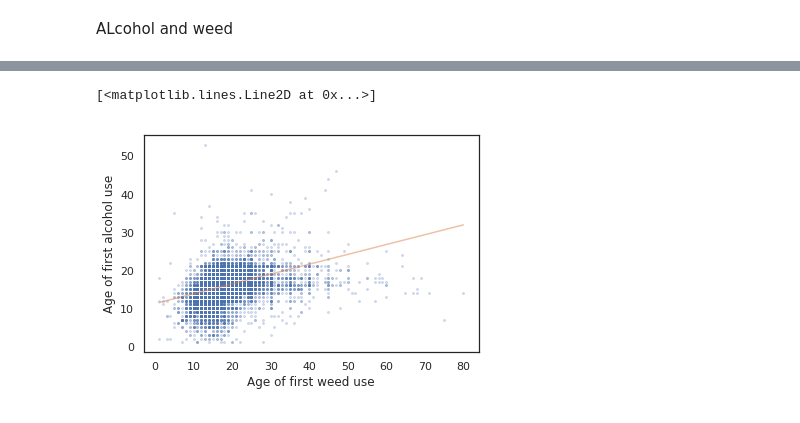
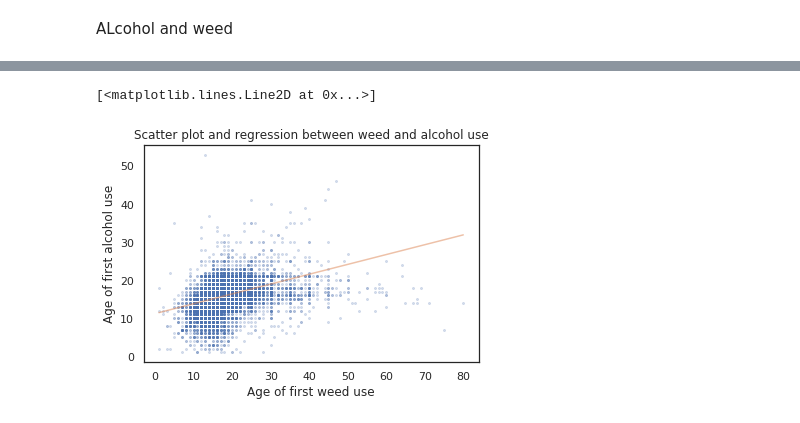
Before and after one commit to ssreekanth2000/project_1, a Jupyter notebook: Drug abuse project.ipynb, the cells around one changed output, grey strips where cells are left out. Cells and saved outputs as stored; diff of their text form; code cells hidden in the pictures.

```diff
--- a/Drug abuse project.ipynb
+++ b/Drug abuse project.ipynb
@@ -184,23 +194,23 @@ thinkplot.hist(hist_weed_alc)
 # %%
 import matplotlib.pyplot as plt
 
 
 plt.plot(data_weed_alc_age, data_alc_weed_age, 'o', markersize='2', alpha=0.2)
-
+plt.title('Scatter plot and regression between weed and alcohol use')
 plt.xlabel('Age of first weed use')
 plt.ylabel('Age of first alcohol use');
 
 xs = data_weed_alc_age.dropna()
 ys = data_alc_weed_age.dropna()
 
 res = linregress(xs, ys)
 res
 fx = np.array([xs.min(), xs.max()])
 fy = res.intercept + res.slope * fx
 plt.plot(fx, fy, '-', alpha=0.5)
 # %% [output]
 [<matplotlib.lines.Line2D at 0x...>]
-[figure, old version]
+[figure, new version]
 # %%
 data_coc_weed_age=drug.COCAGE[(drug['MJEVER'] == 1) & (drug['COCEVER'] == 1)&(drug['MJAGE'] >= 0) & (drug['MJAGE'] <= 100)&(drug['COCAGE'] >= 0) & (drug['COCAGE'] <= 60)]
 data_weed_coc_age=drug.MJAGE[(drug['COCEVER'] == 1)& (drug['MJEVER'] == 1)&(drug['MJAGE'] >= 0) & (drug['MJAGE'] <= 100)&(drug['COCAGE'] >= 0) & (drug['COCAGE'] <= 60)]
```
Also changed, not shown: parts of 28 cells of this notebook.
